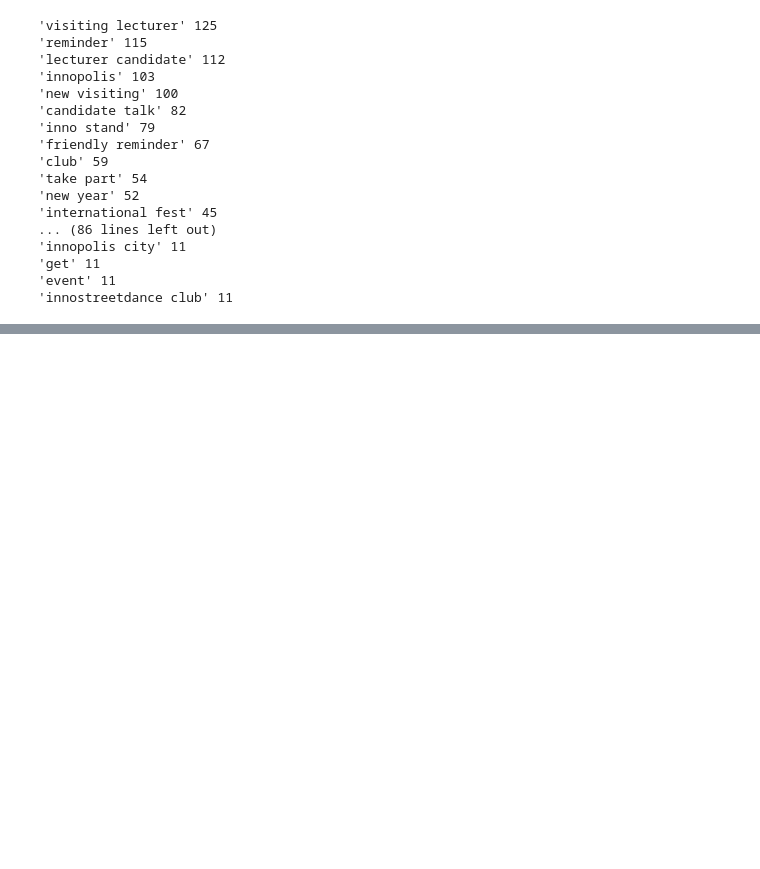
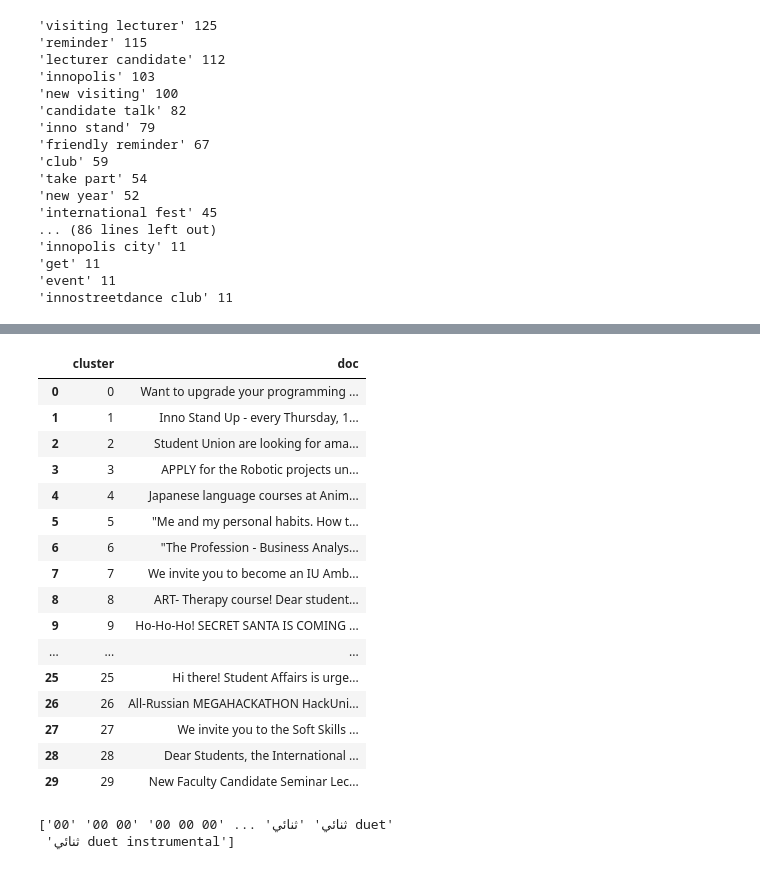
Before and after one commit to evops-sum25/evops-ml, a Jupyter notebook: notebooks/Message_Tagging/2_Tags_Extraction.ipynb, the cells around one changed output, grey strips where cells are left out. Drawn from its saved outputs; the diff is of its cells as text; code cells hidden in the pictures; blank space fills up the shorter version.

Commit message:
feat(predefined-tags): explore tags from noun phrase chunking and semanticaly clustered topic extraction

```diff
--- a/notebooks/Message_Tagging/2_Tags_Extraction.ipynb
+++ b/notebooks/Message_Tagging/2_Tags_Extraction.ipynb
@@ -102,0 +177,3 @@ for kw, cnt in popular_keywords:
+# %%
+document_embeddings = model.encode(texts, batch_size=64)
+document_embeddings
@@ -102,0 +194,4 @@ for kw, cnt in popular_keywords:
+# %%
+NUM_CLUSTERS = 30
+kmeans = KMeans(n_clusters=NUM_CLUSTERS, random_state=42, n_init="auto")
+kmeans.fit(document_embeddings)
@@ -102,0 +200,3 @@ for kw, cnt in popular_keywords:
+# %%
+cluster_assignments = kmeans.labels_
+cluster_assignments
@@ -102,0 +205,3 @@ for kw, cnt in popular_keywords:
+# %%
+docs_df = pd.DataFrame({'doc': texts, 'cluster': cluster_assignments})
+docs_df
@@ -102,0 +222,21 @@ for kw, cnt in popular_keywords:
+# %%
+grouped_docs = docs_df.groupby(["cluster"], as_index=False).agg({"doc": " ".join})
+grouped_docs
+# %% [output]
+|  | cluster | doc |
+| 0 | 0 | Want to upgrade your programming ... |
+| 1 | 1 | Inno Stand Up - every Thursday, 1... |
+| 2 | 2 | Student Union are looking for ama... |
+| 3 | 3 | APPLY for the Robotic projects un... |
+| 4 | 4 | Japanese language courses at Anim... |
+| 5 | 5 | "Me and my personal habits. How t... |
+| 6 | 6 | "The Profession - Business Analys... |
+| 7 | 7 | We invite you to become an IU Amb... |
+| 8 | 8 | ART- Therapy course! Dear student... |
+| 9 | 9 | Ho-Ho-Ho! SECRET SANTA IS COMING ... |
+| ... | ... | ... |
+| 25 | 25 | Hi there! Student Affairs is urge... |
+| 26 | 26 | All-Russian MEGAHACKATHON HackUni... |
+| 27 | 27 | We invite you to the Soft Skills ... |
+| 28 | 28 | Dear Students, the International ... |
+| 29 | 29 | New Faculty Candidate Seminar Lec... |
@@ -102,0 +246,6 @@ for kw, cnt in popular_keywords:
+# %%
+feature_names = vectorizer.get_feature_names_out()
+print(feature_names)
+# %% [output]
+['00' '00 00' '00 00 00' ... 'ثنائي' 'ثنائي duet'
+ 'ثنائي duet instrumental']
```
Also changed, not shown: parts of 26 cells of this notebook.
